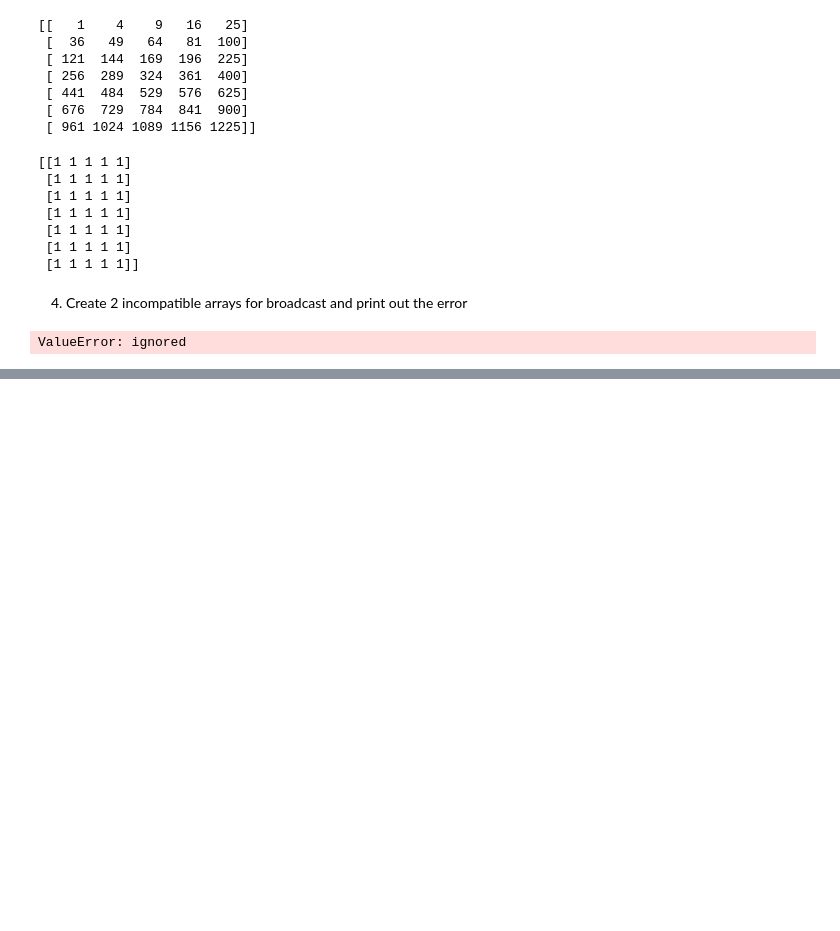
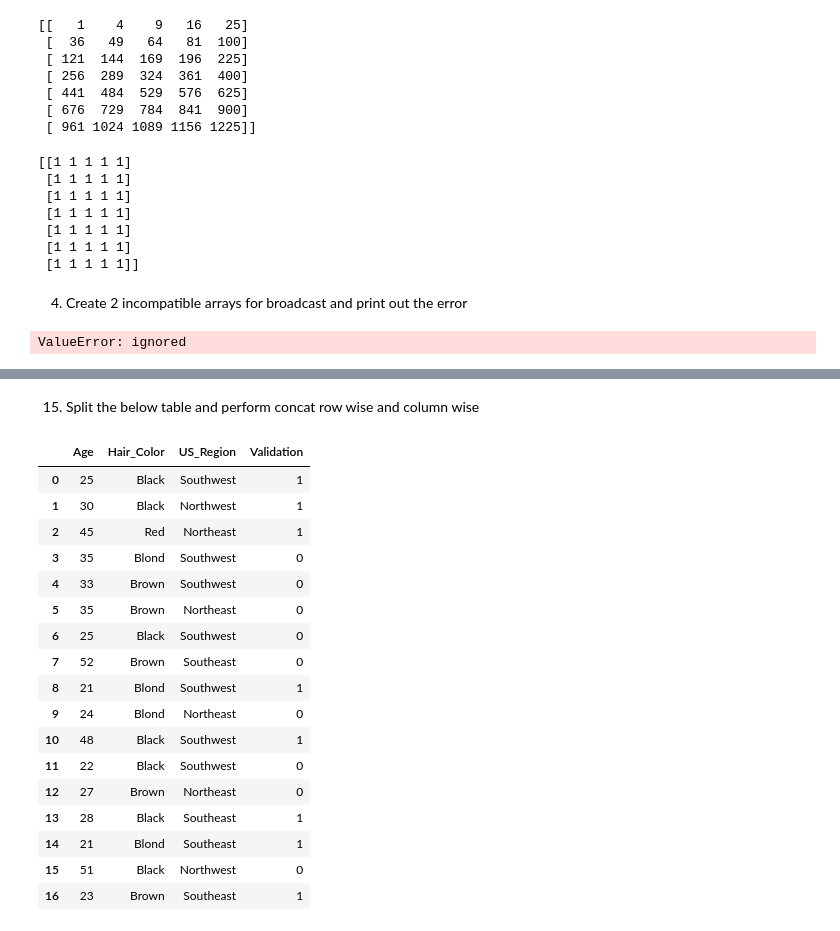
Before and after one commit to venkatesh-manikumar/Datascience-Assignments, a Jupyter notebook: Numpy_Pandas_Assignment.ipynb, the cells around one changed output, grey strips where cells are left out. Saved outputs shown, nothing was run; the diff lists cells and outputs as text; code cells hidden in the pictures; blank space fills up the shorter version.

```diff
--- a/Numpy_Pandas_Assignment.ipynb
+++ b/Numpy_Pandas_Assignment.ipynb
@@ -100,0 +376,29 @@ ValueError: ignored
+# %% [markdown]
+15.	Split the below table and perform concat row wise and column wise
+# %%
+half_count = len(data_points)//2
+
+df1_left = data_points.iloc[:half_count , :]
+
+df2_right = data_points.iloc[half_count: , :]
+
+pd.concat([df1_left,df2_right] , axis=0)
+# %% [output]
+|  | Age | Hair_Color | US_Region | Validation |
+| 0 | 25 | Black | Southwest | 1 |
+| 1 | 30 | Black | Northwest | 1 |
+| 2 | 45 | Red | Northeast | 1 |
+| 3 | 35 | Blond | Southwest | 0 |
+| 4 | 33 | Brown | Southwest | 0 |
+| 5 | 35 | Brown | Northeast | 0 |
+| 6 | 25 | Black | Southwest | 0 |
+| 7 | 52 | Brown | Southeast | 0 |
+| 8 | 21 | Blond | Southwest | 1 |
+| 9 | 24 | Blond | Northeast | 0 |
+| 10 | 48 | Black | Southwest | 1 |
+| 11 | 22 | Black | Southwest | 0 |
+| 12 | 27 | Brown | Northeast | 0 |
+| 13 | 28 | Black | Southeast | 1 |
+| 14 | 21 | Blond | Southeast | 1 |
+| 15 | 51 | Black | Northwest | 0 |
+| 16 | 23 | Brown | Southeast | 1 |
```
Also changed, not shown: parts of 29 cells of this notebook.
